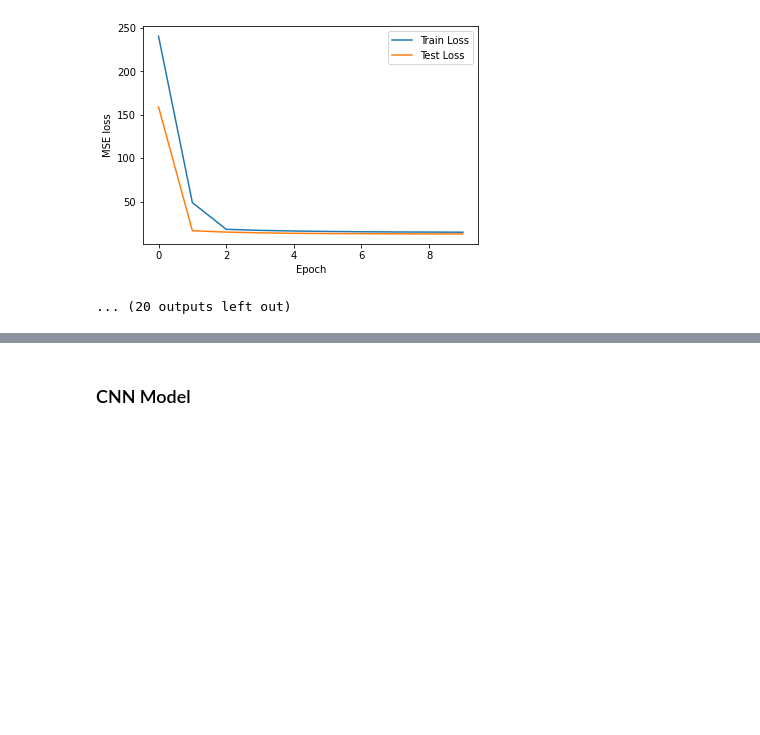
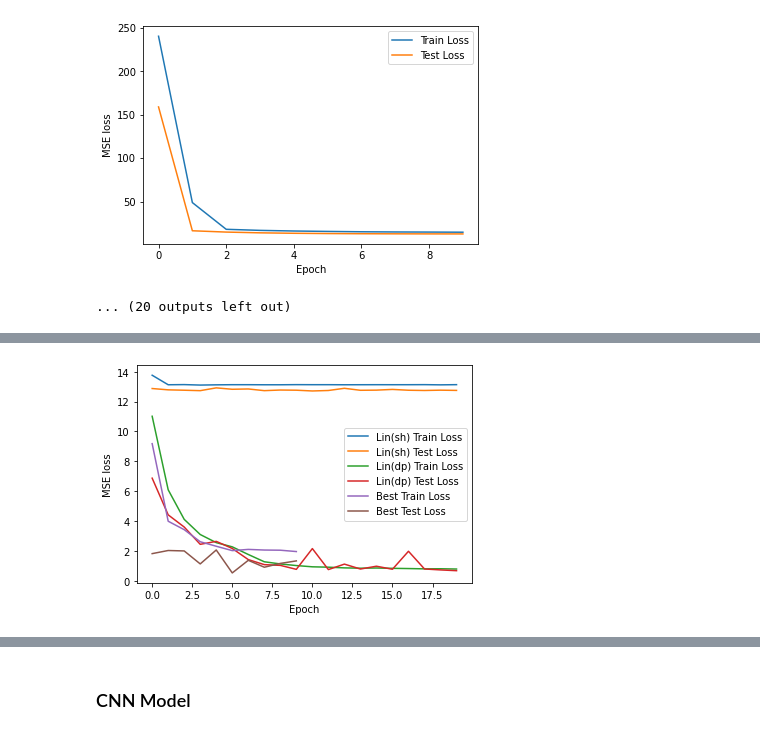
Before and after one commit to erinhwilson/deep-5g-sandbox, a Jupyter notebook: full_synthetic_data_analysis_GPU_OPTUNA.ipynb, the cells around one changed output, grey strips where cells are left out. Saved outputs shown, nothing was run; the diff lists cells and outputs as text; code cells hidden in the pictures; blank space fills up the shorter version.

Commit message:
progress pulling out best trial from optuna search

```diff
--- a/full_synthetic_data_analysis_GPU_OPTUNA.ipynb
+++ b/full_synthetic_data_analysis_GPU_OPTUNA.ipynb
@@ -927,0 +904,8 @@ Epoch 15
+# %%
+d = [(ow.best_train_loss,"Best Train Loss"), (ow.best_test_loss, "Best Test Loss")]
+u.quick_loss_plot(
+    mer8motif_lin_s_data_label + \
+    mer8motif_lin_d_data_label + \
+    d)
+# %% [output]
+[figure, added]
```
Also changed, not shown: parts of 23 cells of this notebook.
